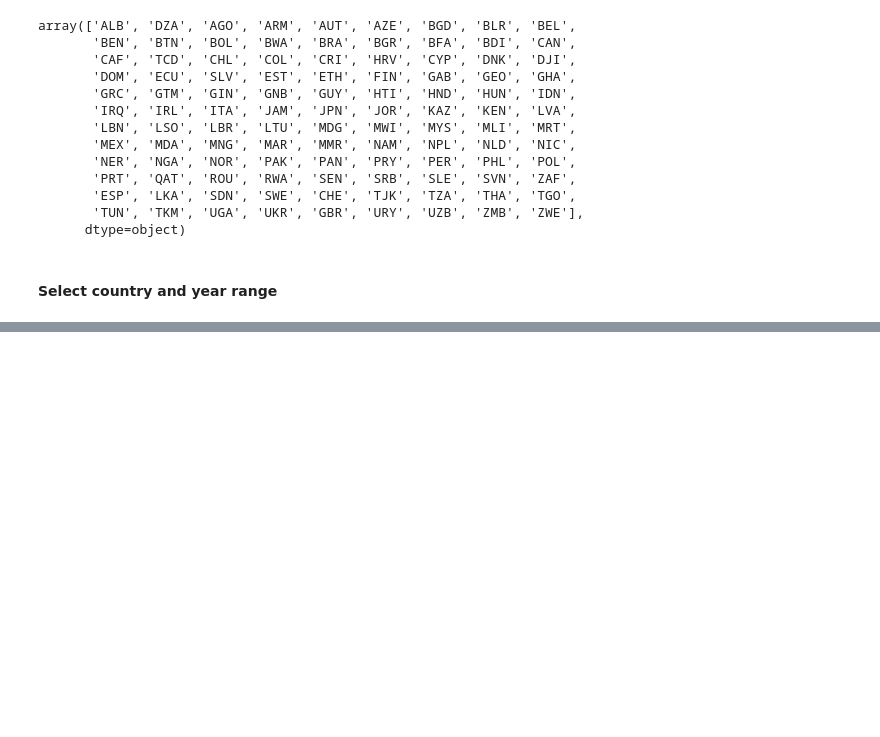
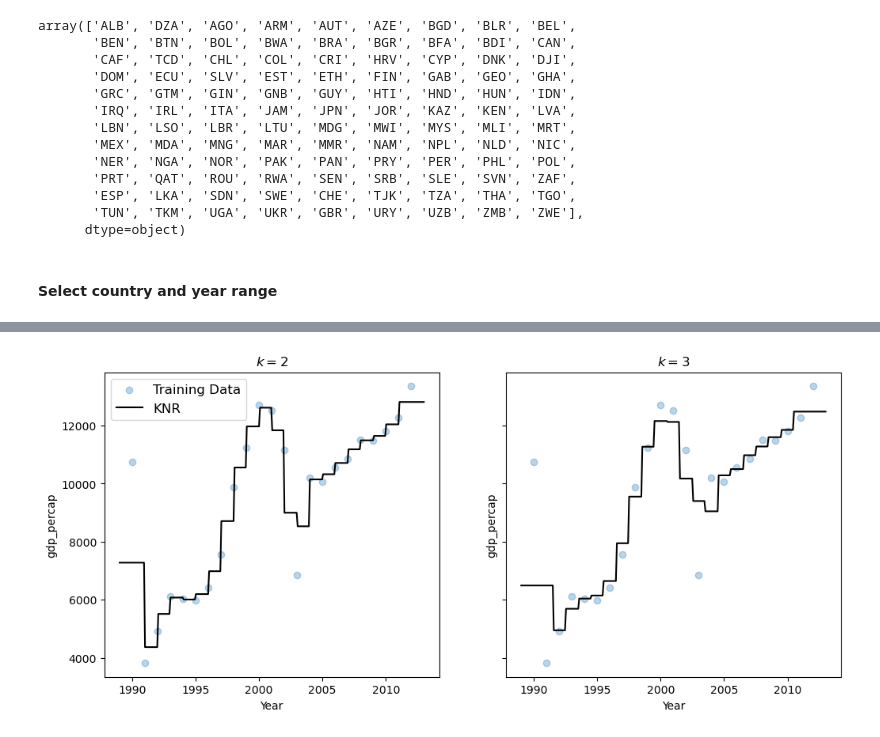
Before and after one commit to ebelchio12/nature-and-conflicts, a Jupyter notebook: 03_models/testing_non-linear_models/knn_model.ipynb, the cells around one changed output, grey strips where cells are left out. Saved outputs shown, nothing was run; the diff lists cells and outputs as text; code cells hidden in the pictures; blank space fills up the shorter version.

```diff
--- a/03_models/testing_non-linear_models/knn_model.ipynb
+++ b/03_models/testing_non-linear_models/knn_model.ipynb
@@ -180,0 +352,92 @@ plt.show()
+# %%
+# Set feature and target column names
+x1_ = 'Year'
+y_ = 'gdp_percap'
+
+# Extract features (X) and target (y)
+x = df_plot[[x1_]].values
+y = df_plot[y_].values
+
+from sklearn.model_selection import train_test_split
+X_train, X_test, y_train, y_test = train_test_split(x.reshape(-1,1), y, shuffle=False, random_state=0)
+
+## import knnr
+from sklearn.neighbors import KNeighborsRegressor
+from sklearn.preprocessing import StandardScaler
+
+scaler = StandardScaler()
+X_scaled_train = scaler.fit_transform(X_train)
+X_scaled_test = scaler.fit_transform(X_test)
+
+## make model objects
+knr_2 = KNeighborsRegressor(2)
+knr_3 = KNeighborsRegressor(3)
+
+## Fit the models
+#knr_2 = knr_2.fit(X_scaled_train, y_train)
+#knr_3 = knr_3.fit(X_scaled_train, y_train)
+knr_2 = knr_2.fit(X_train, y_train)
+knr_3 = knr_3.fit(X_train, y_train)
+
+# Predict
+#y_pred_knr_2 = knr_2.predict(X_scaled_test)
+#y_pred_knr_3 = knr_3.predict(X_scaled_test)
+y_pred_knr_2 = knr_2.predict(X_test)
+y_pred_knr_3 = knr_3.predict(X_test)
+
+# Metrics
+from sklearn.metrics import r2_score
+from sklearn.metrics import mean_squared_error
+
+print("KNN2 Train MSE:", mean_squared_error(y_train, knr_2.predict(X_train), squared=False))
+print("KNN2 Train R²:", r2_score(y_train, knr_2.predict(X_train)))
+print("KNN2 Test MSE:", mean_squared_error(y_test, knr_2.predict(X_test), squared=False))
+print("KNN2 Test R²:", r2_score(y_test, knr_2.predict(X_test)))
+print('')
+print("KNN3 Train MSE:", mean_squared_error(y_train, knr_3.predict(X_train), squared=False))
+print("KNN3 Train R²:", r2_score(y_train, knr_3.predict(X_train)))
+print("KNN3 Test MSE:", mean_squared_error(y_test, knr_3.predict(X_test), squared=False))
+print("KNN3 Test R²:", r2_score(y_test, knr_3.predict(X_test)))
+print('')
+
+# Predictions
+predicted_year_new = predicted_year.reshape(1, -1)  # Reshapes to (1, 1)
+gdp_percap_pred_knr_2 = knr_2.predict(predicted_year_new)
+gdp_percap_pred_knr_3 = knr_3.predict(predicted_year_new)
+print(f"The predicted {y_} for {predicted_year_new[0]} is (knr=2): {gdp_percap_pred_knr_2[0]}")
+print(f"The predicted {y_} for {predicted_year_new[0]} is (knr=3): {gdp_percap_pred_knr_3[0]}")
+
+## Plot the fits
+fig,ax = plt.subplots(1, 2, figsize = (12,5), sharex=True, sharey=True)
+
+ax[0].scatter(X_train,
+              y_train,
+              alpha = .3,
+              label="Training Data")
+ax[1].scatter(X_train,
+              y_train,
+              alpha = .3,
+              label="Training Data")
+
+ax[0].plot(np.linspace(np.min(X_train)-1,np.max(X_train)+1, 300).reshape(-1,1),
+           knr_2.predict(np.linspace(np.min(X_train)-1,np.max(X_train)+1, 300).reshape(-1,1)),
+           'k',
+           label="KNR")
+
+ax[0].set_xlabel(f'{x1_}')
+ax[0].set_ylabel(f'{y_}')
+ax[0].set_title(f'$k = 2$')
+
+ax[1].plot(np.linspace(np.min(X_train)-1,np.max(X_train)+1, 300).reshape(-1,1),
+           knr_3.predict(np.linspace(np.min(X_train)-1,np.max(X_train)+1, 300).reshape(-1,1)),
+           'k',
+           label="KNR")
+
+ax[1].set_xlabel(f'{x1_}')
+ax[1].set_ylabel(f'{y_}')
+ax[1].set_title('$k = 3$')
+
+ax[0].legend(fontsize=12)
+
+plt.show()
+# %% [output]
@@ -180,0 +456 @@ plt.show()
+[figure, added]
```
Also changed, not shown: parts of 43 cells of this notebook.
